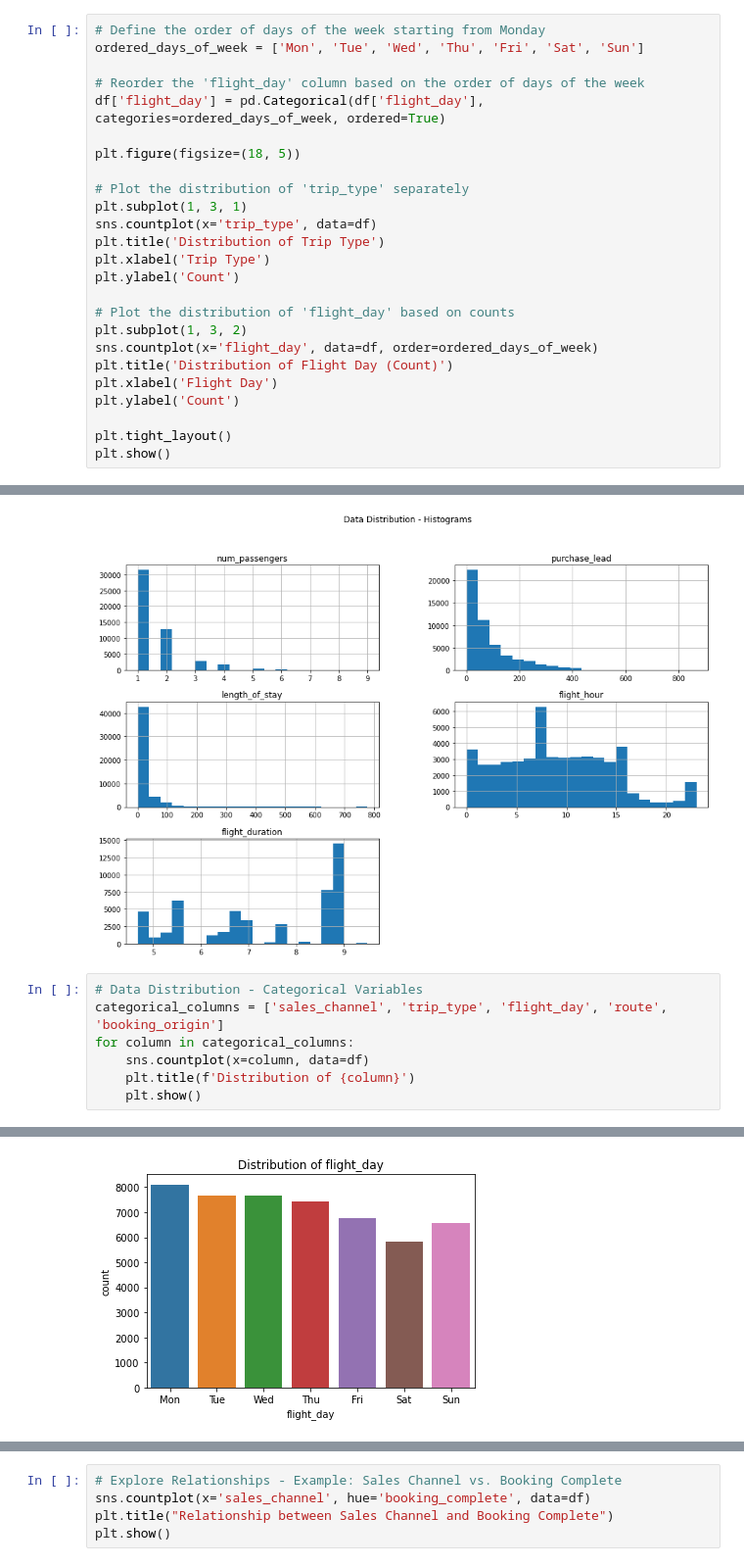
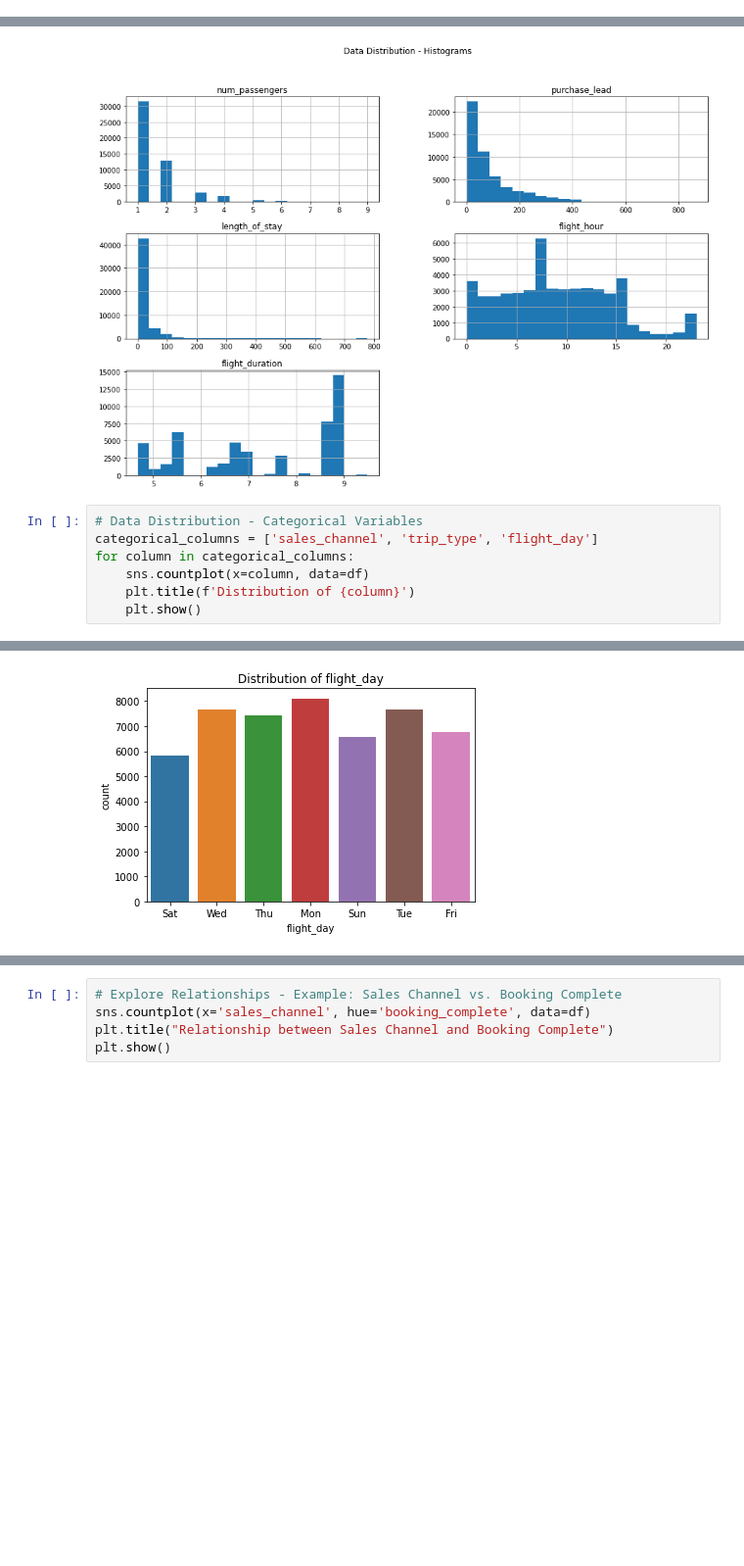
Before and after one commit to Perception-ui/fly_, a Jupyter notebook: notebook.ipynb, the cells around one changed output, grey strips where cells are left out. Shown at 98% size. Drawn from its saved outputs; the diff is of its cells as text; blank space fills up the shorter version.

```diff
--- a/notebook.ipynb
+++ b/notebook.ipynb
@@ -275,28 +232,3 @@ unique_counts = {col: df[col].nunique() for col in categorical_columns}
 unique_counts
 # %% [output]
 {'booking_origin': 104, 'trip_type': 3, 'flight_day': 7, 'route': 799}
-# %%
-# Define the order of days of the week starting from Monday
-ordered_days_of_week = ['Mon', 'Tue', 'Wed', 'Thu', 'Fri', 'Sat', 'Sun']
-
-# Reorder the 'flight_day' column based on the order of days of the week
-df['flight_day'] = pd.Categorical(df['flight_day'], categories=ordered_days_of_week, ordered=True)
-
-plt.figure(figsize=(18, 5))
-
-# Plot the distribution of 'trip_type' separately
-plt.subplot(1, 3, 1)
-sns.countplot(x='trip_type', data=df)
-plt.title('Distribution of Trip Type')
-plt.xlabel('Trip Type')
-plt.ylabel('Count')
-
-# Plot the distribution of 'flight_day' based on counts
-plt.subplot(1, 3, 2)
-sns.countplot(x='flight_day', data=df, order=ordered_days_of_week)
-plt.title('Distribution of Flight Day (Count)')
-plt.xlabel('Flight Day')
-plt.ylabel('Count')
-
-plt.tight_layout()
-plt.show()
@@ -341,12 +344,12 @@ plt.show()
 [figure]
 # %%
 # Data Distribution - Categorical Variables
-categorical_columns = ['sales_channel', 'trip_type', 'flight_day', 'route', 'booking_origin']
+categorical_columns = ['sales_channel', 'trip_type', 'flight_day']
 for column in categorical_columns:
     sns.countplot(x=column, data=df)
     plt.title(f'Distribution of {column}')
     plt.show()
 # %% [output]
 [figure]
 [figure]
-[figure, old version]
+[figure, new version]
```
Also changed, not shown: parts of 79 cells of this notebook.
